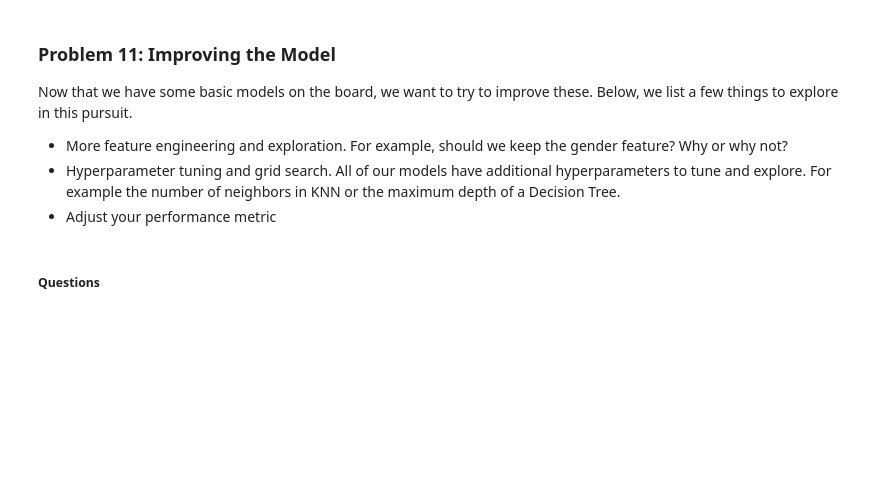
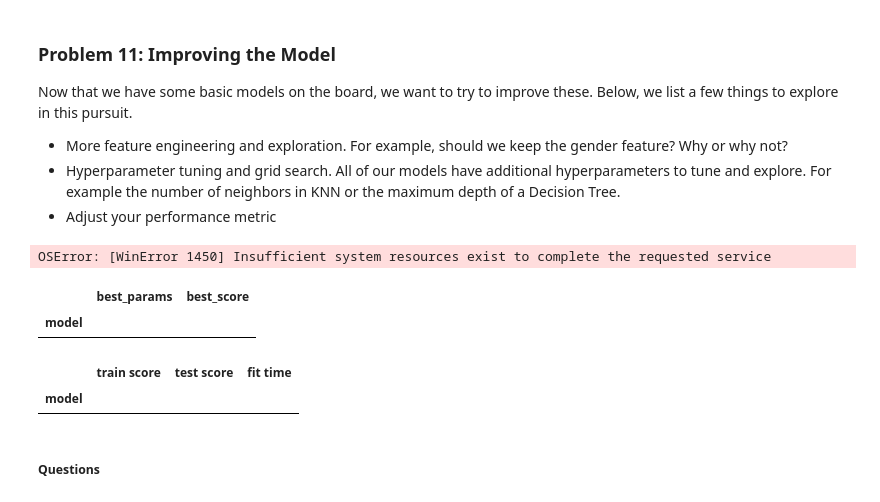
Before and after one commit to nisheethg2000/UCB_AIML, a Jupyter notebook: Practical Applications/Practical Application M17/prompt_III.ipynb, the cells around one changed output. Cells and saved outputs as stored; diff of their text form; code cells hidden in the pictures; blank space fills up the shorter version.

```diff
--- a/Practical Applications/Practical Application M17/prompt_III.ipynb
+++ b/Practical Applications/Practical Application M17/prompt_III.ipynb
@@ -133,0 +386,40 @@ Now that we have some basic models on the board, we want to try to improve these
+# %%
+improved_models = {
+    'knnclassifier': (KNeighborsClassifier(), {'knnclassifier__n_neighbors': list(range(1, 6, 2)),'knnclassifier__weights': ['uniform', 'distance'],
+          'knnclassifier__p': [1, 2]}),
+    'logisticregression': (LogisticRegression(max_iter=1000), {'logisticregression__C': [0.1, 1, 10],'logisticregression__multi_class':
+                           ['ovr','multinomial']}),
+    'svc': (SVC(), {'svc__C': [0.1, 1, 10], 'svc__kernel': ['rbf', 'poly', 'linear'],'svc_gamma': [0.1, 1.0, 10.0]}),
+    'decisiontreeclassifier': (DecisionTreeClassifier(), {'decisiontreeclassifier__max_depth': [None,5, 10, 15],
+    'decisiontreeclassifier__min_samples_split': [2,5,10],'decisiontreeclassifier__min_samples_leaf': [1, 5, 10],
+    'decisiontreeclassifier__criterion': ['gini', 'entropy']})
+
+}
+# %%
+for name, (model, params) in improved_models.items():
+    # Create a pipeline
+    pipeline = Pipeline([
+        ('preprocessor', preprocessor),
+        (name, model)
+    ])
+
+    # Perform grid search
+    grid_search = GridSearchCV(pipeline, param_grid=params, cv=5, n_jobs=-1,scoring='accuracy')
+
+    # Fit the model and time it
+    start_time = time.time()
+    grid_search.fit(X_train, y_train)
+    fit_time = (time.time() - start_time)
+
+    # Get the best estimator
+    best_model = grid_search.best_estimator_
+    #coef_list.append([name,list(best_model[1].coef_)])
+    model_prediction = best_model.predict(X_test)
+    # Evaluate on training and test sets
+    train_score = best_model.score(X_train, y_train)
+    test_score = best_model.score(X_test, y_test)
+    best_params_score_improved.append([name, grid_search.best_params_,grid_search.best_score_])
+    # Append the results
+    improved_results.append([name, train_score, test_score, fit_time])
+# %% [output]
+OSError: [WinError 1450] Insufficient system resources exist to complete the requested service
@@ -134,2 +430,16 @@ Now that we have some basic models on the board, we want to try to improve these
+# %%
+best_param_Score_improved_df
+# %% [output]
+|  | best_params | best_score |
+| model |  |  |
+# %%
+# Create the results DataFrame
+improved_results_df = pd.DataFrame(improved_results, columns=['model', 'train score', 'test score', 'fit time'])
+improved_results_df.set_index('model', inplace=True)
+# %%
+improved_results_df
+# %% [output]
+|  | train score | test score | fit time |
+| model |  |  |  |
 # %% [markdown]
 ##### Questions
```
Also changed, not shown: parts of 33 cells of this notebook.
